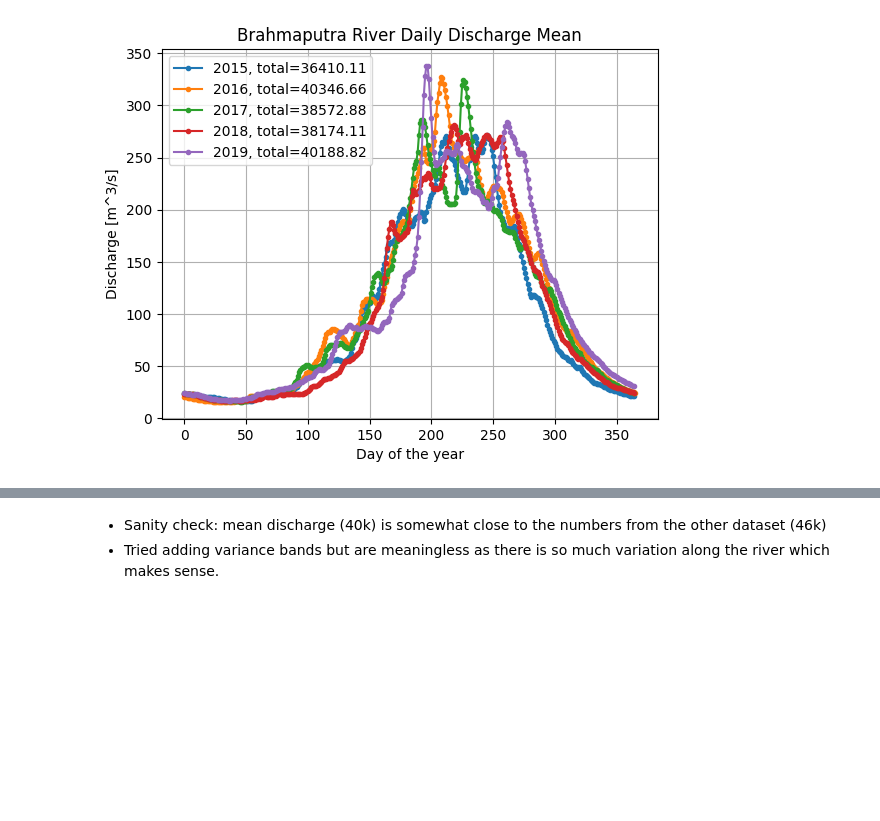
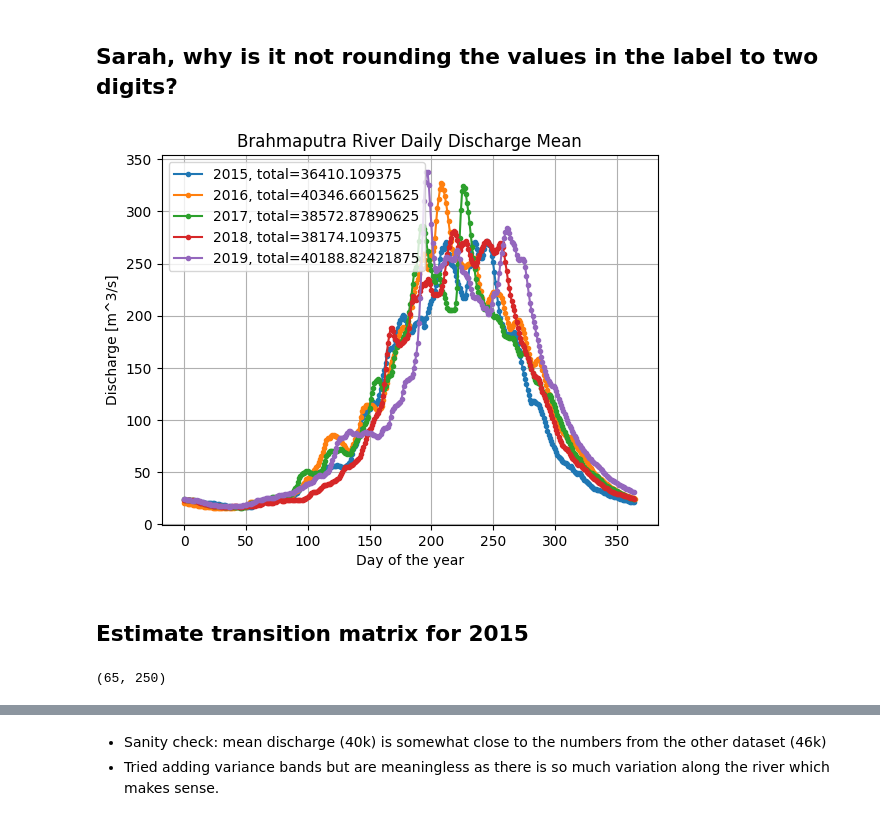
Before and after one commit to PaulNitschke/DS-Brahmaputra-River, a Jupyter notebook: notebooks/yearly_discharge.ipynb, the cells around one changed output, grey strips where cells are left out. Saved outputs shown, nothing was run; the diff lists cells and outputs as text; code cells hidden in the pictures; blank space fills up the shorter version.

```diff
--- a/notebooks/yearly_discharge.ipynb
+++ b/notebooks/yearly_discharge.ipynb
@@ -32,33 +31,39 @@ data_2016[data_2016==1e20] = np.nan
 data_2017[data_2017==1e20] = np.nan
 data_2018[data_2018==1e20] = np.nan
 data_2019[data_2019==1e20] = np.nan
+# %% [markdown]
+## Sarah, why is it not rounding the values in the label to two digits?
 # %%
+import matplotlib.pyplot as plt
+
 lon_to_plot = 25
 lat_to_plot = 100
 
 mean_2015 = np.nanmean(data_2015, axis=(1,2))
 mean_2016 = np.nanmean(data_2016, axis=(1,2))
 mean_2017 = np.nanmean(data_2017, axis=(1,2))
 mean_2018 = np.nanmean(data_2018, axis=(1,2))
 mean_2019 = np.nanmean(data_2019, axis=(1,2))
 
 total_discharge_2015 = np.round(np.sum(np.nanmean(data_2015, axis=(1,2))), 2)
 total_discharge_2016 = np.sum(np.nanmean(data_2016, axis=(1,2)))
 total_discharge_2017 = np.sum(np.nanmean(data_2017, axis=(1,2)))
 total_discharge_2018 = np.sum(np.nanmean(data_2018, axis=(1,2)))
 total_discharge_2019 = np.sum(np.nanmean(data_2019, axis=(1,2)))
 
-plt.plot(mean_2015,".-", label=f'2015, total={total_discharge_2015:.2f}')
-plt.plot(mean_2016,".-", label=f'2016, total={total_discharge_2016:.2f}')
-plt.plot(mean_2017,".-", label=f'2017, total={total_discharge_2017:.2f}')
-plt.plot(mean_2018,".-", label=f'2018, total={total_discharge_2018:.2f}')
-plt.plot(mean_2019,".-", label=f'2019, total={total_discharge_2019:.2f}')
+plt.plot(mean_2015,".-", label=f'2015, total={float(total_discharge_2015):2f}')
+plt.plot(mean_2016,".-", label=f'2016, total={total_discharge_2016.round(2)}')
+plt.plot(mean_2017,".-", label=f'2017, total={total_discharge_2017}')
+plt.plot(mean_2018,".-", label=f'2018, total={total_discharge_2018}')
+plt.plot(mean_2019,".-", label=f'2019, total={total_discharge_2019}')
 
 plt.xlabel('Day of the year')
 plt.ylabel('Discharge [m^3/s]')
 plt.title(f'Brahmaputra River Daily Discharge Mean')
 plt.legend()
 plt.grid()
 plt.show()
 # %% [output]
-[figure, old version]
+[figure, new version]
+# %% [markdown]
+## Estimate transition matrix for 2015
@@ -64,0 +119,4 @@ plt.show()
+# %%
+y_hat_2015.shape
+# %% [output]
+(65, 250)
```
Also changed, not shown: parts of 14 cells of this notebook.
